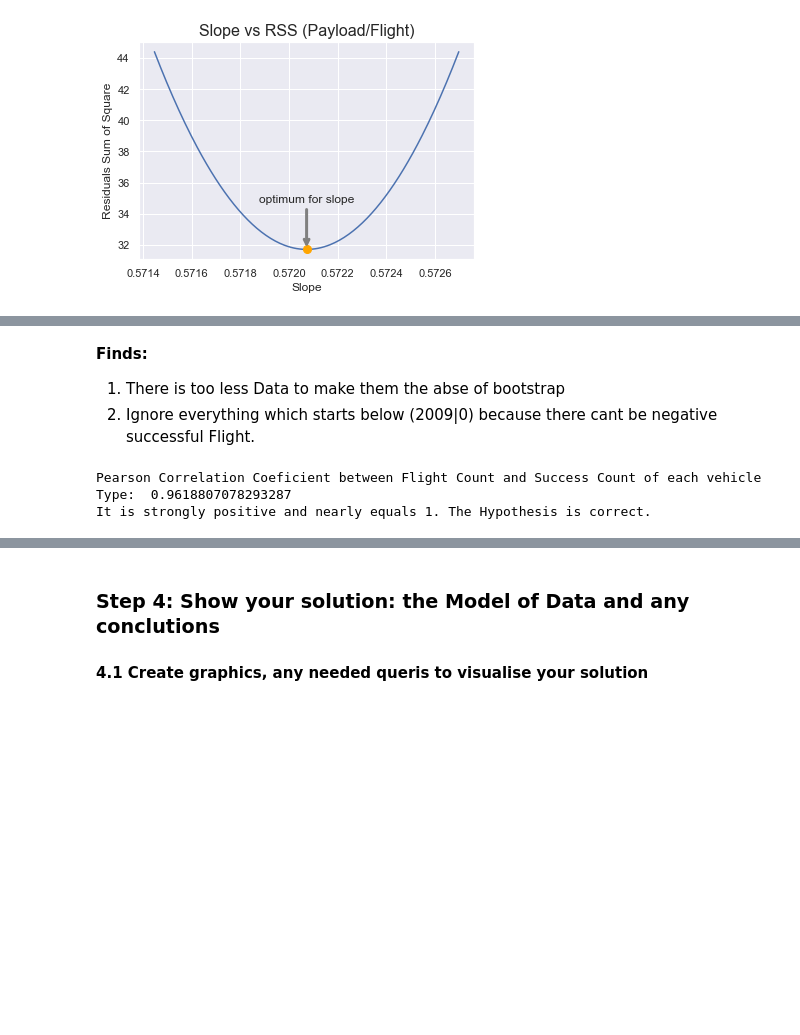
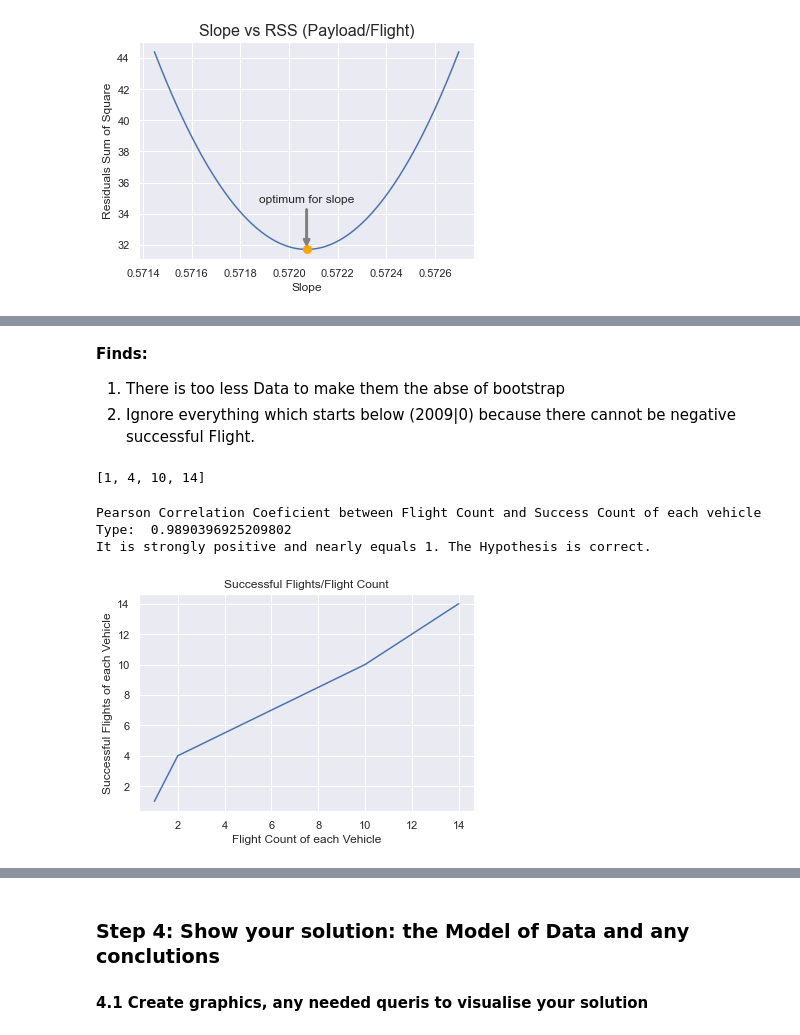
Before and after one commit to SurMux/ds, a Jupyter notebook: DataScience Project SpaceX Data.ipynb, the cells around one changed output, grey strips where cells are left out. Cells and saved outputs as stored; diff of their text form; code cells hidden in the pictures; blank space fills up the shorter version.

```diff
--- a/DataScience Project SpaceX Data.ipynb
+++ b/DataScience Project SpaceX Data.ipynb
@@ -905,26 +905,43 @@ plt.show()
 # %% [markdown]
 **Finds:**
 1. There is too less Data to make them the abse of bootstrap
-2. Ignore everything which starts below (2009|0) because there cant be negative successful Flight.
+2. Ignore everything which starts below (2009|0) because there cannot be negative successful Flight.
+# %%
+number_flights_success.sort()
+number_flights_success
+# %% [output]
+[1, 4, 10, 14]
 # %%
 # Task 1.6
 # Hypothesis: The Success Rate of each SpaceX Rocket increases with the Number of Flights it takes
 
 # pearson Method
 def pearson(x, y):
     # Compute correlation matrix: corr
     corr = np.corrcoef(x, y)
 
     # Return entry [0,1]
     return corr[0,1]
 
 # Check Pearson Correlation of Number of Flight and their Sucess Rate of each Vehicle Type
 crr = pearson(number_flights, number_flights_success)
 print('Pearson Correlation Coeficient between Flight Count and Success Count of each vehicle Type: ', crr)
 print('It is strongly positive and nearly equals 1. The Hypothesis is correct.')
+
+# Sort Data
+number_flights_success.sort()
+number_flights.sort()
+
+# Plot Data
+plt.plot(number_flights,number_flights_success)
+plt.title('Successful Flights/Flight Count')
+plt.xlabel('Flight Count of each Vehicle')
+plt.ylabel('Successful Flights of each Vehicle')
+plt.show()
 # %% [output]
-Pearson Correlation Coeficient between Flight Count and Success Count of each vehicle Type:  0.9618807078293287
+Pearson Correlation Coeficient between Flight Count and Success Count of each vehicle Type:  0.9890396925209802
 It is strongly positive and nearly equals 1. The Hypothesis is correct.
+[figure, added]
 # %%
 # Task 1.6
 # Hypothesis: The Payload Mass Mean increases over the Years
```
Also changed, not shown: parts of 5 cells of this notebook.
